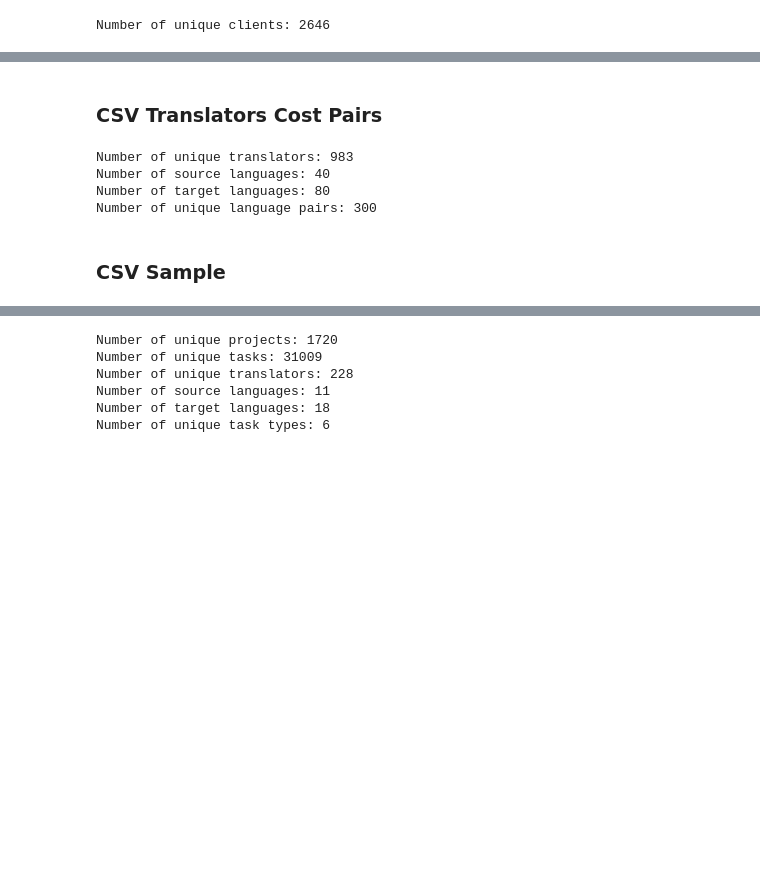
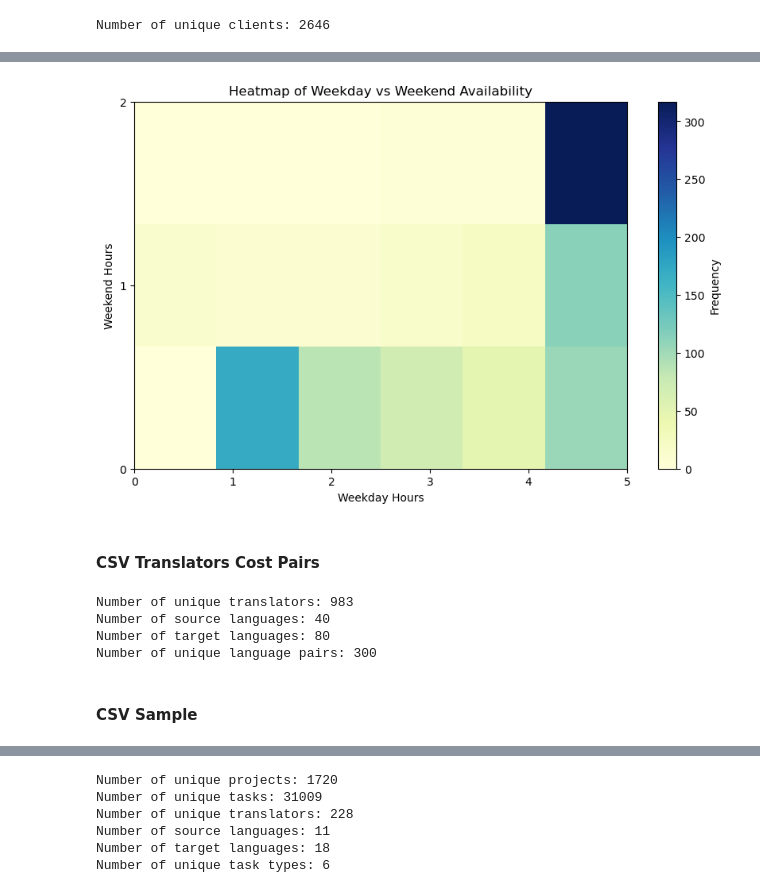
Before and after one commit to dmxocean/synthesisOne, a Jupyter notebook: notebooks/data_analysis.ipynb, the cells around one changed output, grey strips where cells are left out. Saved outputs shown, nothing was run; the diff lists cells and outputs as text; code cells hidden in the pictures; blank space fills up the shorter version.

```diff
--- a/notebooks/data_analysis.ipynb
+++ b/notebooks/data_analysis.ipynb
@@ -324,0 +410,22 @@ if schedules_df["START"].dtype == "object":
+# %%
+# TODO - Fix this error in preprocessing step
+
+# Duration in hours for each row
+schedules_df["HOURS"] = (schedules_df["END"] - schedules_df["START"]).dt.total_seconds() / 3600
+
+# Group by NAME and sum the hours
+total_hours_per_name = schedules_df.groupby("NAME")["HOURS"].sum().reset_index()
+
+
+# Obtain ONLY
+negative_hours = total_hours_per_name[total_hours_per_name["HOURS"] < 0]
+
+
+print("Total Hours Per Name:")
+display(total_hours_per_name)
+
+if not negative_hours.empty:
+    print("Names with Negative Hours (Incorrect Data):")
+    display(negative_hours)
+else:
+    print("No negative hours detected")
@@ -325,5 +465,28 @@ if schedules_df["START"].dtype == "object":
+# %%
+# TODO - Overworking hours...
+
+# Calculate weekday and weekend hours directly
+weekday_hours = schedules_df[["MON", "TUES", "WED", "THURS", "FRI"]].sum(axis=1)
+weekend_hours = schedules_df[["SAT", "SUN"]].sum(axis=1)
+
+# Create a heatmap of weekday vs weekend hours
+heatmap_data, x_edges, y_edges = np.histogram2d(weekday_hours, weekend_hours, bins=(6, 3))
+
+# Plot the heatmap
+plt.figure(figsize=(10, 6))
+plt.imshow(heatmap_data.T, origin="lower", cmap="YlGnBu", aspect="auto",
+           extent=[x_edges[0], x_edges[-1], y_edges[0], y_edges[-1]])
+plt.colorbar(label="Frequency")
+plt.title("Heatmap of Weekday vs Weekend Availability")
+plt.xlabel("Weekday Hours")
+plt.ylabel("Weekend Hours")
+plt.xticks(range(int(x_edges[0]), int(x_edges[-1]) + 1))
+plt.yticks(range(int(y_edges[0]), int(y_edges[-1]) + 1))
+plt.show()
+# %% [output]
+[figure, added]
 # %% [markdown]
-### CSV Translators Cost Pairs
+#### CSV Translators Cost Pairs
 # %%
 print(f"Number of unique translators: {translators_df['TRANSLATOR'].nunique()}")
 print(f"Number of source languages: {translators_df['SOURCE_LANG'].nunique()}")
@@ -335,4 +498,4 @@ Number of source languages: 40
 Number of target languages: 80
 Number of unique language pairs: 300
 # %% [markdown]
-### CSV Sample
+#### CSV Sample
```
Also changed, not shown: parts of 18 cells of this notebook, 1 other file.
